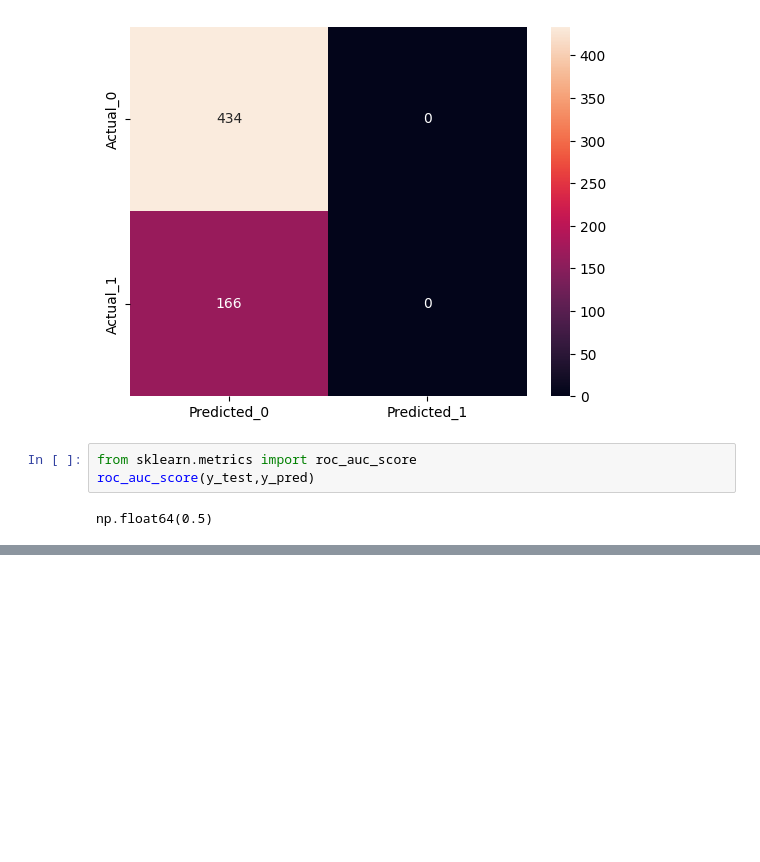
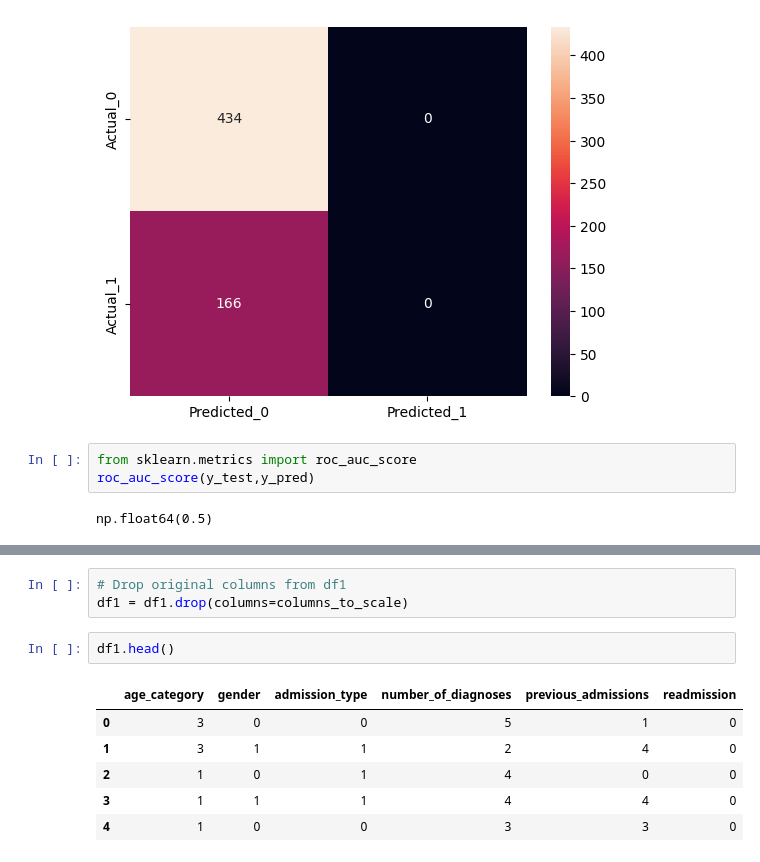
Before and after one commit to SibusisoTL/healthcare_startup_hospital_visits, a Jupyter notebook: hospitalvisits.ipynb, the cells around one changed output, grey strips where cells are left out. Saved outputs shown, nothing was run; the diff lists cells and outputs as text; blank space fills up the shorter version.

```diff
--- a/hospitalvisits.ipynb
+++ b/hospitalvisits.ipynb
@@ -292,0 +335,12 @@ np.float64(0.5)
+# %%
+# Drop original columns from df1
+df1 = df1.drop(columns=columns_to_scale)
+# %%
+df1.head()
+# %% [output]
+|  | age_category | gender | admission_type | number_of_diagnoses | previous_admissions | readmission |
+| 0 | 3 | 0 | 0 | 5 | 1 | 0 |
+| 1 | 3 | 1 | 1 | 2 | 4 | 0 |
+| 2 | 1 | 0 | 1 | 4 | 0 | 0 |
+| 3 | 1 | 1 | 1 | 4 | 4 | 0 |
+| 4 | 1 | 0 | 0 | 3 | 3 | 0 |
```
Also changed, not shown: parts of 4 cells of this notebook.
